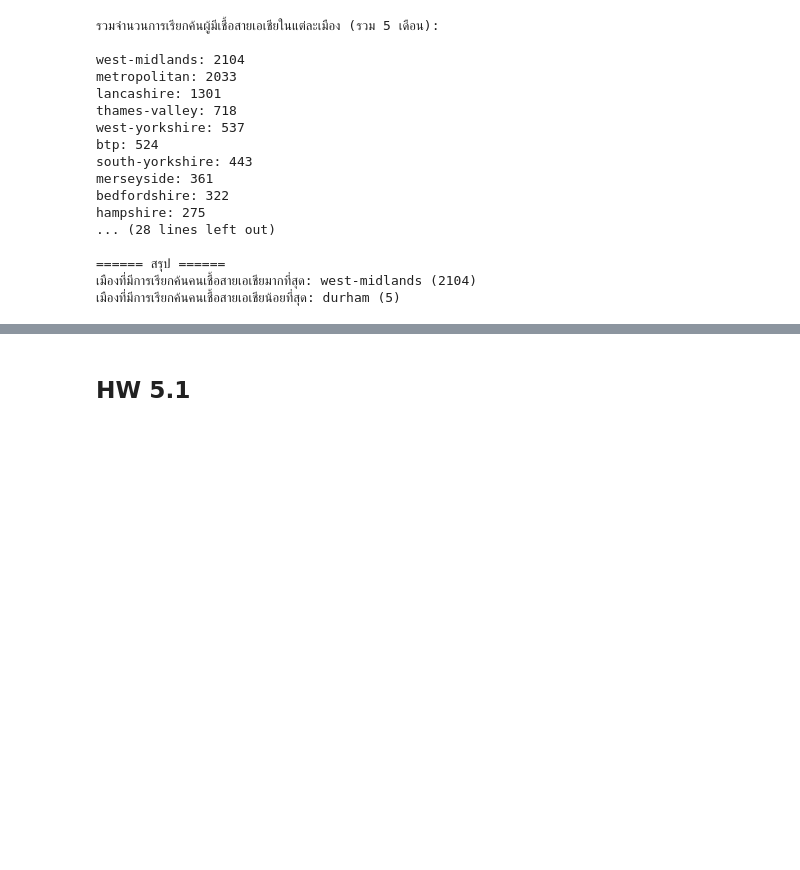
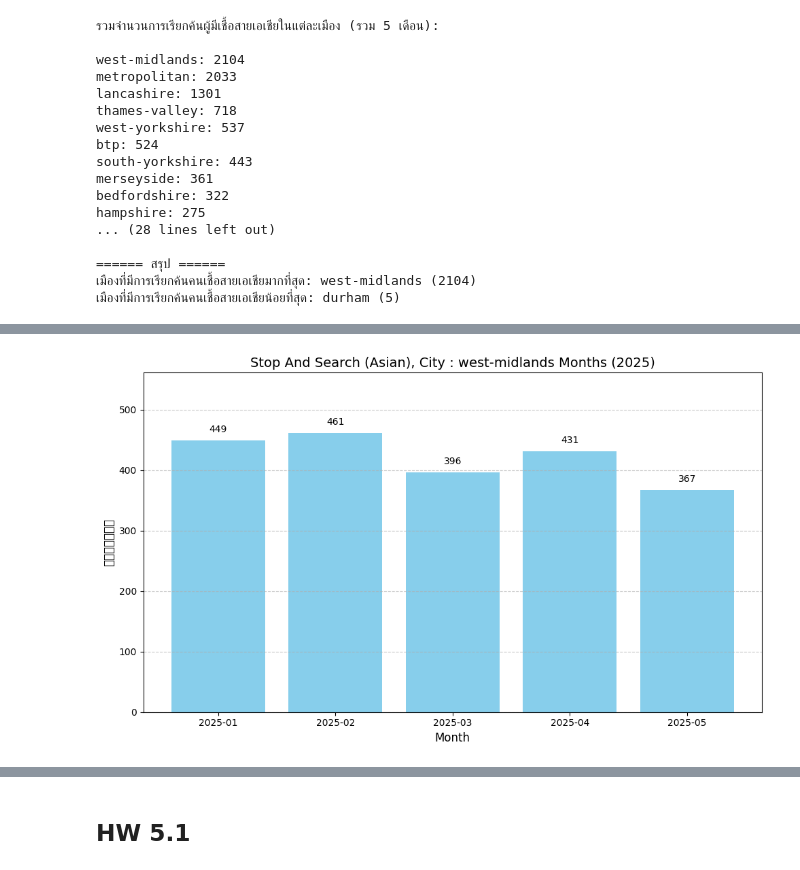
Before and after one commit to TKhahahah/dataviz2025, a Jupyter notebook: Pandas_101_2025.ipynb, the cells around one changed output, grey strips where cells are left out. Drawn from its saved outputs; the diff is of its cells as text; code cells hidden in the pictures; blank space fills up the shorter version.

```diff
--- a/Pandas_101_2025.ipynb
+++ b/Pandas_101_2025.ipynb
@@ -513,0 +520,85 @@ hampshire: 275
+# %%
+# Prompt
+
+import pandas as pd
+import os
+
+# ระบุ base path และชื่อเมืองที่ต้องการ
+base_path = '/content/drive/MyDrive/Pythondataviz/data/'
+city = 'west-midlands'
+
+# รายชื่อเดือนที่ต้องการตรวจสอบ
+months = ['2025-01', '2025-02', '2025-03', '2025-04', '2025-05']
+
+# เก็บผลลัพธ์แต่ละเดือน
+monthly_counts = {}
+
+# วนลูปแต่ละเดือน
+for month in months:
+    filepath = os.path.join(base_path, month, f"{month}-{city}-stop-and-search.csv")
+
+    if os.path.exists(filepath):
+        df = pd.read_csv(filepath)
+        df['Police Force'] = city
+        asian_df = df[df['Self-defined ethnicity'].astype(str).str.contains('Asian', na=False)]
+        monthly_counts[month] = len(asian_df)
+    else:
+        monthly_counts[month] = 'ไม่มีข้อมูล'  # ถ้าไม่มีไฟล์ในเดือนนั้น
+
+# แสดงผลลัพธ์
+print(f"จำนวนผู้ที่ถูกเรียกค้ยที่มีเชื้อสายเอเชีย ในเมือง {city} รายเดือน:")
+for month in months:
+    print(f"{month}: {monthly_counts[month]} คน")
+
+
+# คำนวณผลรวม
+total = sum(count for count in monthly_counts.values() if isinstance(count, int))
+
+# แสดงผลรวม
+print(f"\nจำนวนผู้ที่ถูกเรียกค้นที่มีเชื้อสายเอเชียในเมือง {city} รวม 5 เดือน: {total} คน")
+
+
+
+
+
+
+
+
+
+
+
+
+
+
+
+#กราฟ
+# Prompt : สร้างเป็นกราฟนำเสนอข้อมูล
+
+
+
+import matplotlib.pyplot as plt
+
+
+# ดึงข้อมูลจาก dictionary มาแยกเป็นแกน X และ Y
+months_list = list(monthly_counts.keys())
+counts_list = [count if isinstance(count, int) else 0 for count in monthly_counts.values()]  # ใส่ 0 ถ้าเป็น 'ไม่มีข้อมูล'
+
+# สร้างกราฟ
+plt.figure(figsize=(10, 6))
+plt.bar(months_list, counts_list, color='skyblue')
+
+# ใส่ชื่อกราฟและแกน
+plt.title(f'Stop And Search (Asian), City : {city} Months (2025)', fontsize=14)
+plt.xlabel('Month', fontsize=12)
+plt.ylabel('จำนวนคน', fontsize=12)
+
+# ใส่ค่าตัวเลขบนแท่งกราฟ
+for i, value in enumerate(counts_list):
+    plt.text(i, value + 10, str(value), ha='center', va='bottom')
+
+plt.ylim(0, max(counts_list) + 100)  # ขยายขอบบนของกราฟนิดหน่อย
+plt.grid(axis='y', linestyle='--', alpha=0.7)
+
+plt.tight_layout()
+plt.show()
+# %% [output]
@@ -513,0 +613 @@ hampshire: 275
+[figure, added]
```
Also changed, not shown: parts of 13 cells of this notebook.
